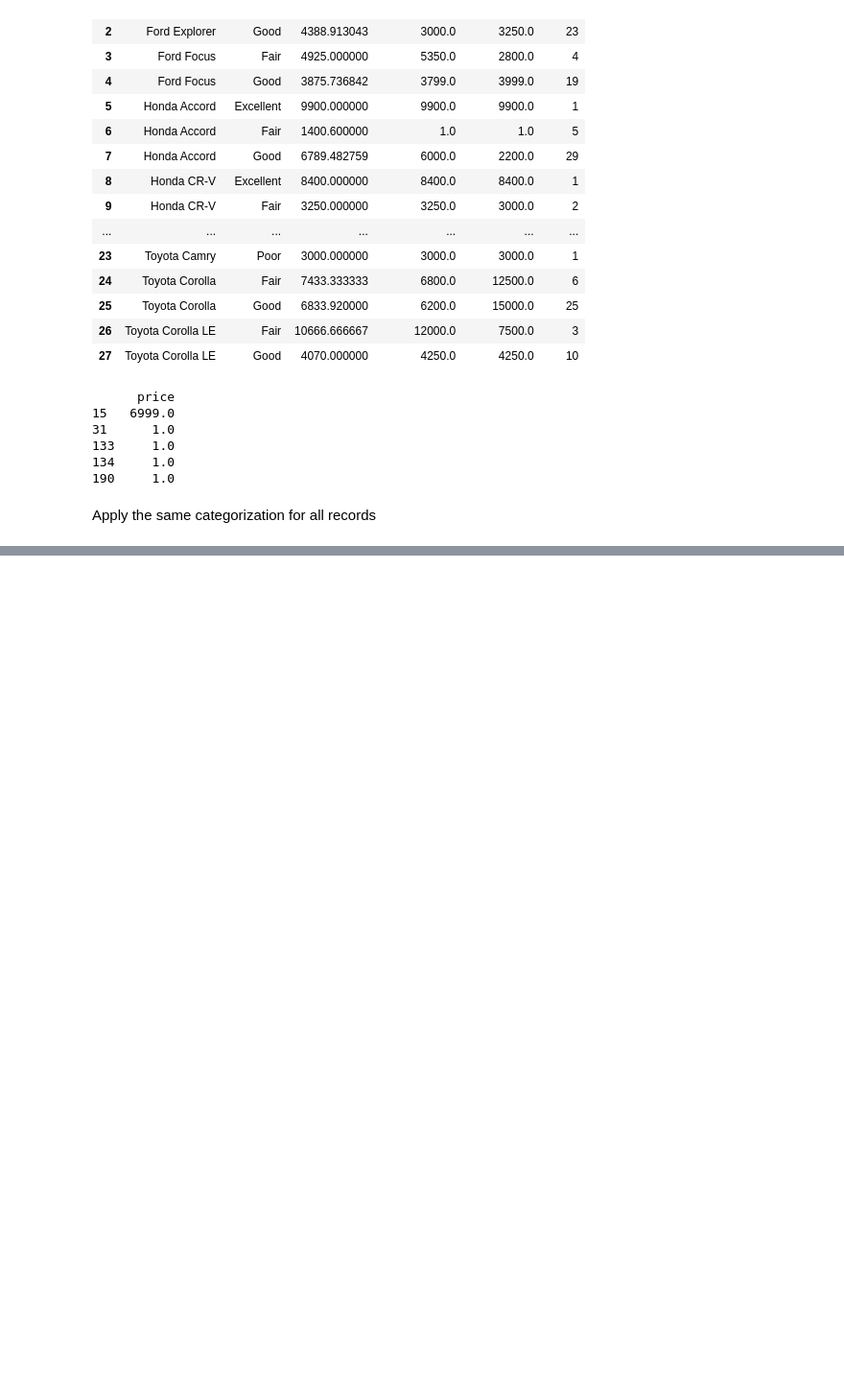
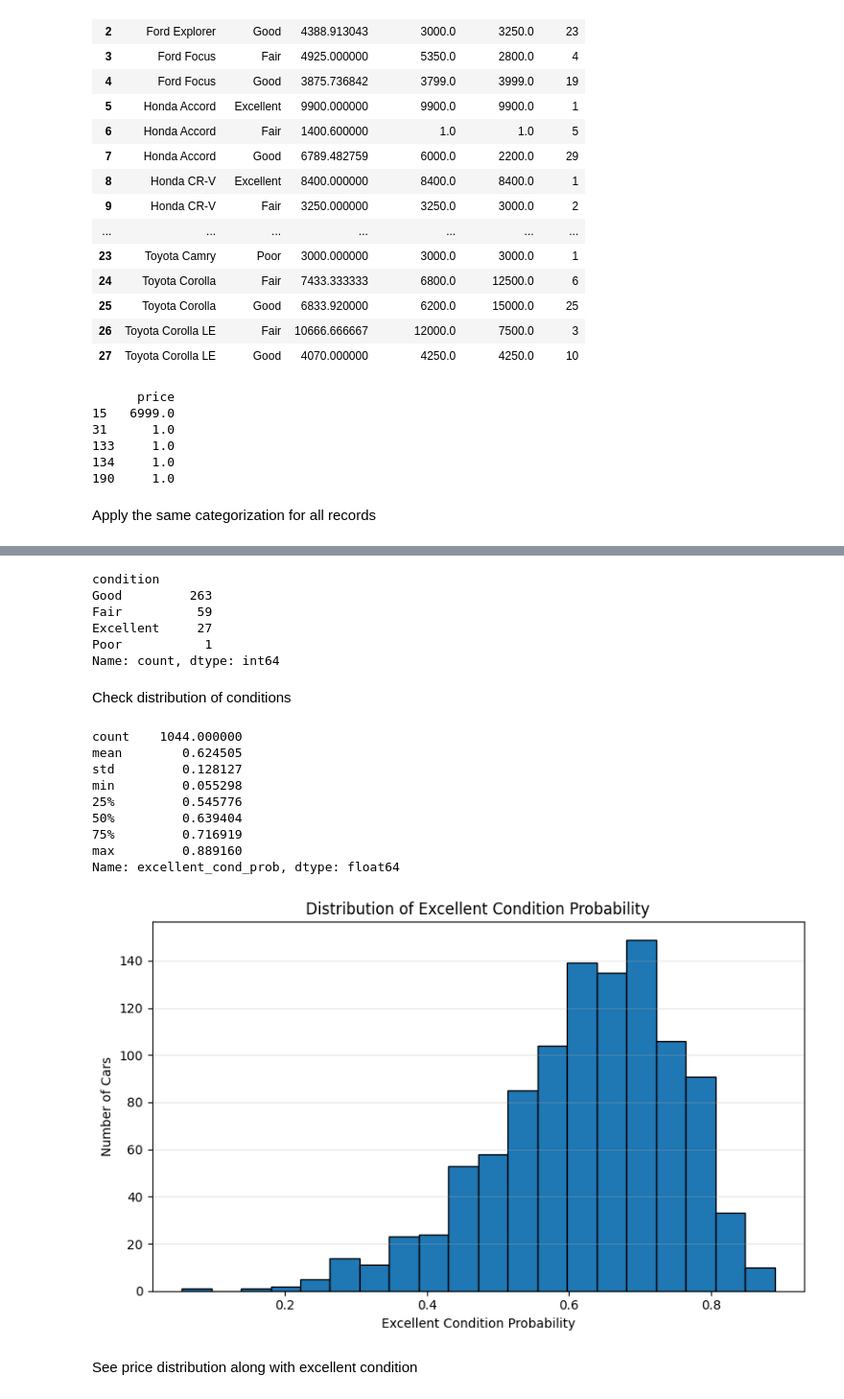
Before and after one commit to melodychengtc/VehicleVision, a Jupyter notebook: eda/eda_sfbayarea.ipynb, the cells around one changed output, grey strips where cells are left out. Shown at 96% size. Cells and saved outputs as stored; diff of their text form; code cells hidden in the pictures; blank space fills up the shorter version.

Commit message:
explore relationship between average price and excellence probability v1

```diff
--- a/eda/eda_sfbayarea.ipynb
+++ b/eda/eda_sfbayarea.ipynb
@@ -214,0 +244,44 @@ agg_all.to_csv('../data/all_make_model_condition_stats.csv', index=False)
+# %%
+# Count how many times each condition is the highest mean price
+most_common = max_condition['condition'].value_counts()
+
+print(most_common)
+# %% [output]
+condition
+Good         263
+Fair          59
+Excellent     27
+Poor           1
+Name: count, dtype: int64
+# %% [markdown]
+Check distribution of conditions
+# %%
+import pandas as pd
+
+df = pd.read_csv('../data/vv_data_20250722.csv')  # Replace with your actual file name
+
+print(df['excellent_cond_prob'].describe())
+
+import matplotlib.pyplot as plt
+
+plt.figure(figsize=(8, 5))
+plt.hist(df['excellent_cond_prob'], bins=20, edgecolor='k')
+plt.title('Distribution of Excellent Condition Probability')
+plt.xlabel('Excellent Condition Probability')
+plt.ylabel('Number of Cars')
+plt.grid(axis='y', alpha=0.3)
+plt.tight_layout()
+plt.show()
+# %% [output]
+count    1044.000000
+mean        0.624505
+std         0.128127
+min         0.055298
+25%         0.545776
+50%         0.639404
+75%         0.716919
+max         0.889160
+Name: excellent_cond_prob, dtype: float64
+[figure, added]
+# %% [markdown]
+See price distribution along with excellent condition
```
Also changed, not shown: parts of 11 cells of this notebook.
